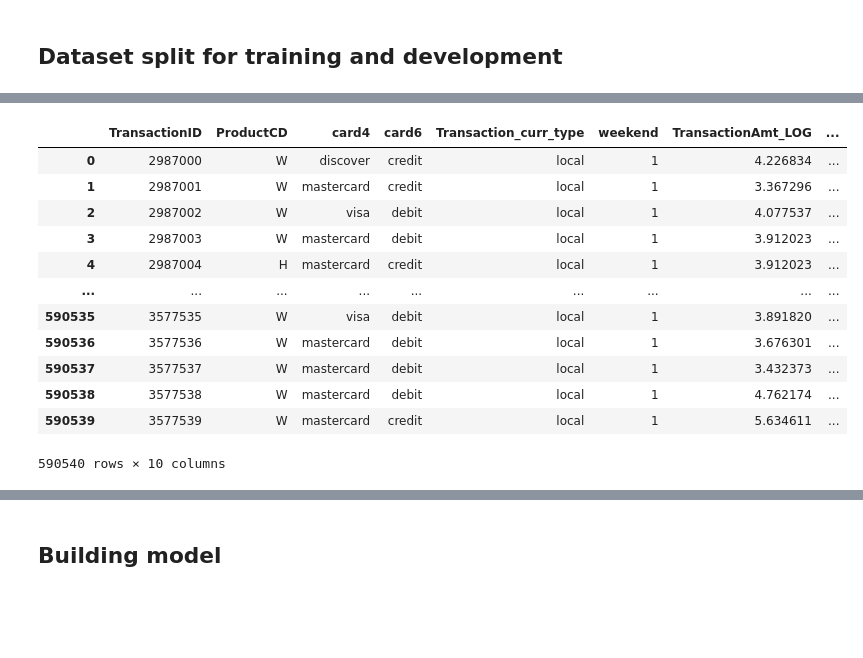
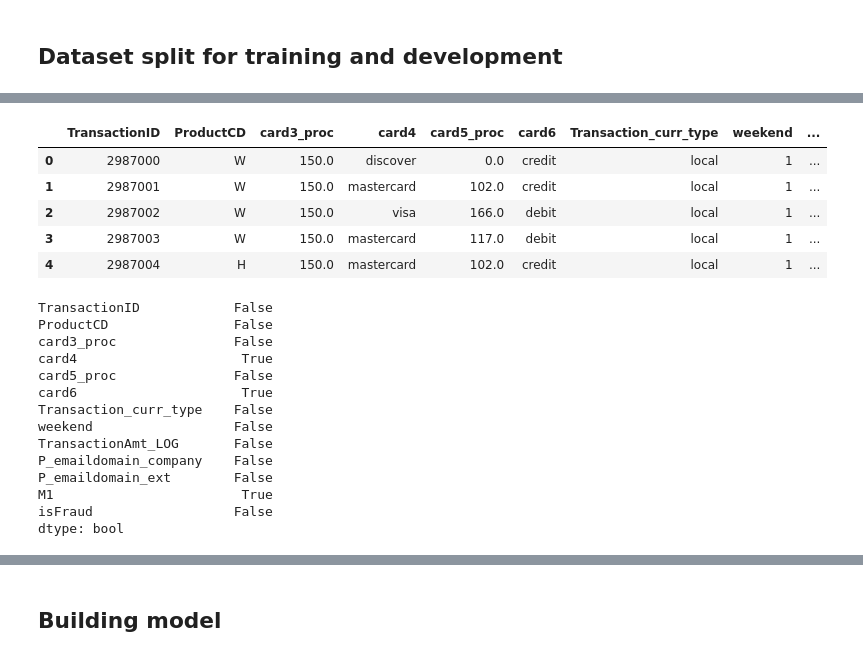
Before and after one commit to ChaseMadson/w207-final-project, a Jupyter notebook: Functional_model_NP.ipynb, the cells around one changed output, grey strips where cells are left out. Drawn from its saved outputs; the diff is of its cells as text; code cells hidden in the pictures; blank space fills up the shorter version.

```diff
--- a/Functional_model_NP.ipynb
+++ b/Functional_model_NP.ipynb
@@ -168,3 +231,24 @@ maximum value: 237.0
+# %%
+def card3_toplist_assigner(value):
+    card3_top_list = [150, 185, 106, 146, 144, 117, 143, 119, 102, 147, 223]
+    if value == np.nan:
+        return 0
+    elif value in card3_top_list:
+        return value
+    else:
+        return 0
+# %%
+def card5_toplist_assigner(value):
+    card5_top_list = [226, 224, 166, 102, 117, 138, 195, 126, 137, 219, 202, 162, 229, 197, 150, 223, 147]
+    if value == np.nan:
+        return 0
+    elif value in card5_top_list:
+        return value
+    else:
+        return 0
+# %%
+train_trans_df["card3_proc"] = train_trans_df["card3"].apply(card3_toplist_assigner)
+train_trans_df["card5_proc"] = train_trans_df["card5"].apply(card5_toplist_assigner)
 # %% [markdown]
 Card1 = unknown, drop!
 
@@ -468,23 +697,33 @@ TransactionAmt_LOG
 P_emaildomain_company
 P_emaildomain_ext
 # %%
-columns_to_use = ["TransactionID", "ProductCD", "card4", "card6", "Transaction_curr_type", "weekend",
-                 "TransactionAmt_LOG", "P_emaildomain_company", "P_emaildomain_ext", "isFraud"]
+columns_to_use = ["TransactionID", "ProductCD", "card3_proc", "card4","card5_proc", "card6", "Transaction_curr_type", "weekend",
+                 "TransactionAmt_LOG", "P_emaildomain_company", "P_emaildomain_ext", "M1","isFraud"]
 # %%
 train_trans_df_refined = train_trans_df[columns_to_use]
 # %%
-train_trans_df_refined
+train_trans_df_refined.head()
 # %% [output]
-|  | TransactionID | ProductCD | card4 | card6 | Transaction_curr_type | weekend | TransactionAmt_LOG | ... |
-| 0 | 2987000 | W | discover | credit | local | 1 | 4.226834 | ... |
-| 1 | 2987001 | W | mastercard | credit | local | 1 | 3.367296 | ... |
-| 2 | 2987002 | W | visa | debit | local | 1 | 4.077537 | ... |
-| 3 | 2987003 | W | mastercard | debit | local | 1 | 3.912023 | ... |
-| 4 | 2987004 | H | mastercard | credit | local | 1 | 3.912023 | ... |
-| ... | ... | ... | ... | ... | ... | ... | ... | ... |
-| 590535 | 3577535 | W | visa | debit | local | 1 | 3.891820 | ... |
-| 590536 | 3577536 | W | mastercard | debit | local | 1 | 3.676301 | ... |
-| 590537 | 3577537 | W | mastercard | debit | local | 1 | 3.432373 | ... |
-| 590538 | 3577538 | W | mastercard | debit | local | 1 | 4.762174 | ... |
-| 590539 | 3577539 | W | mastercard | credit | local | 1 | 5.634611 | ... |
+|  | TransactionID | ProductCD | card3_proc | card4 | card5_proc | card6 | Transaction_curr_type | weekend | ... |
+| 0 | 2987000 | W | 150.0 | discover | 0.0 | credit | local | 1 | ... |
+| 1 | 2987001 | W | 150.0 | mastercard | 102.0 | credit | local | 1 | ... |
+| 2 | 2987002 | W | 150.0 | visa | 166.0 | debit | local | 1 | ... |
+| 3 | 2987003 | W | 150.0 | mastercard | 117.0 | debit | local | 1 | ... |
+| 4 | 2987004 | H | 150.0 | mastercard | 102.0 | credit | local | 1 | ... |
-590540 rows × 10 columns
+# %%
+train_trans_df_refined.isnull().any()
+# %% [output]
+TransactionID            False
+ProductCD                False
+card3_proc               False
+card4                     True
+card5_proc               False
+card6                     True
+Transaction_curr_type    False
+weekend                  False
+TransactionAmt_LOG       False
+P_emaildomain_company    False
+P_emaildomain_ext        False
+M1                        True
+isFraud                  False
+dtype: bool
```
Also changed, not shown: parts of 42 cells of this notebook.
